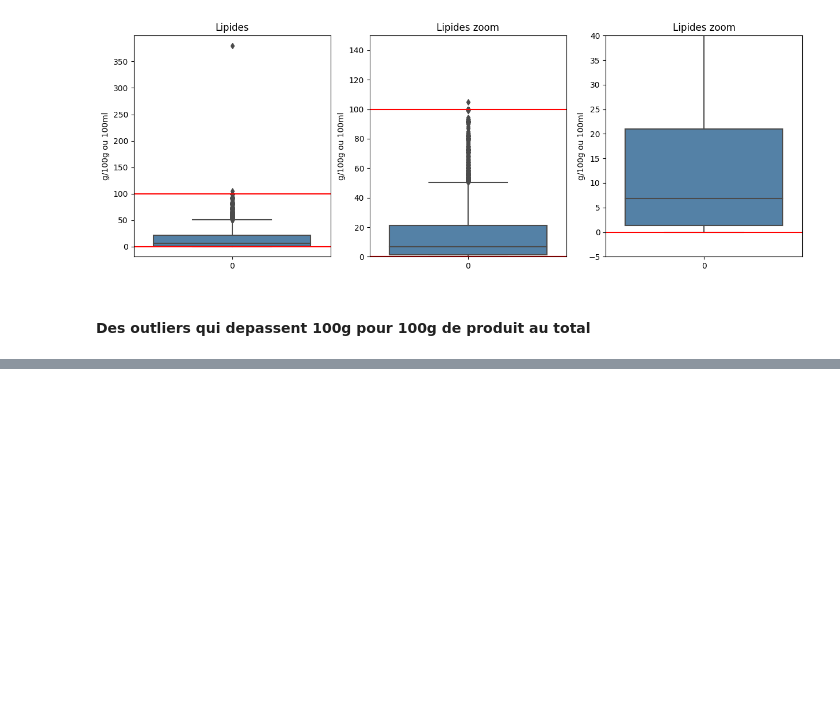
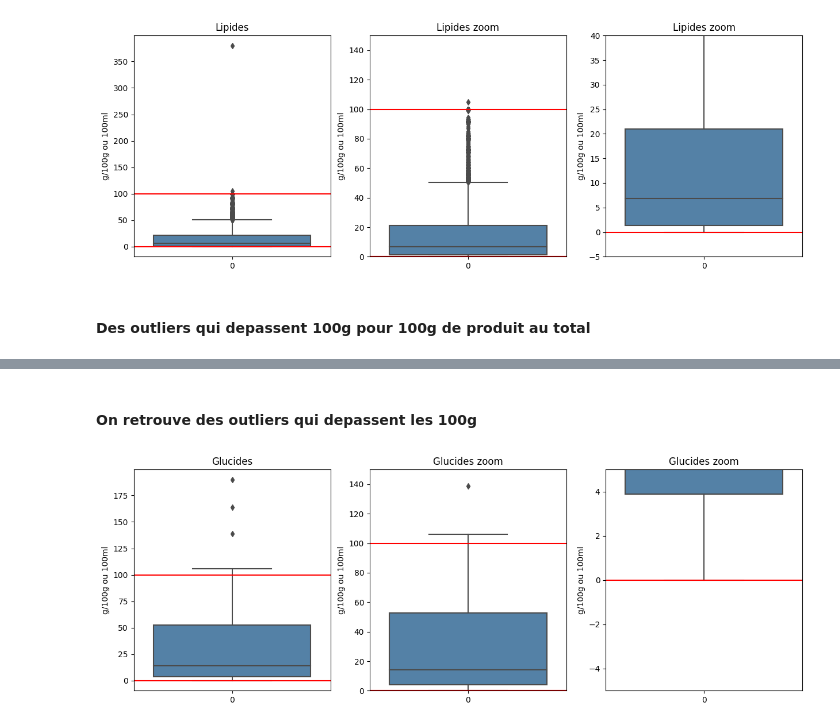
Before and after one commit to TheoChastrePradat/OC_DataScientist_P3, a Jupyter notebook: Projet_3/Script/OpenFoodFacts.ipynb, the cells around one changed output, grey strips where cells are left out. Cells and saved outputs as stored; diff of their text form; code cells hidden in the pictures; blank space fills up the shorter version.

```diff
--- a/Projet_3/Script/OpenFoodFacts.ipynb
+++ b/Projet_3/Script/OpenFoodFacts.ipynb
@@ -1010,0 +1017,7 @@ box_plot(data_retained, 'fat_100g', 'Lipides', 0, 150, -5, 40, 'g', 0, 100)
+# %% [markdown]
+#### On retrouve des outliers qui depassent les 100g
+# %%
+# carbohydrates_100g (hydrates de carbone / glucide)
+box_plot(data_retained, 'carbohydrates_100g', 'Glucides', 0, 150, -5, 5, 'g', 0, 100)
+# %% [output]
+[figure, added]
```
Also changed, not shown: parts of 49 cells of this notebook.
